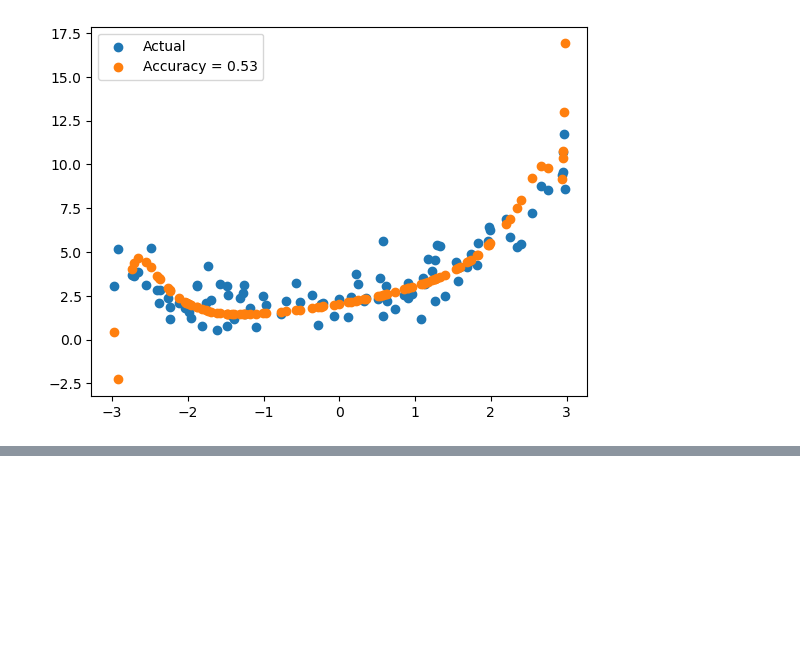
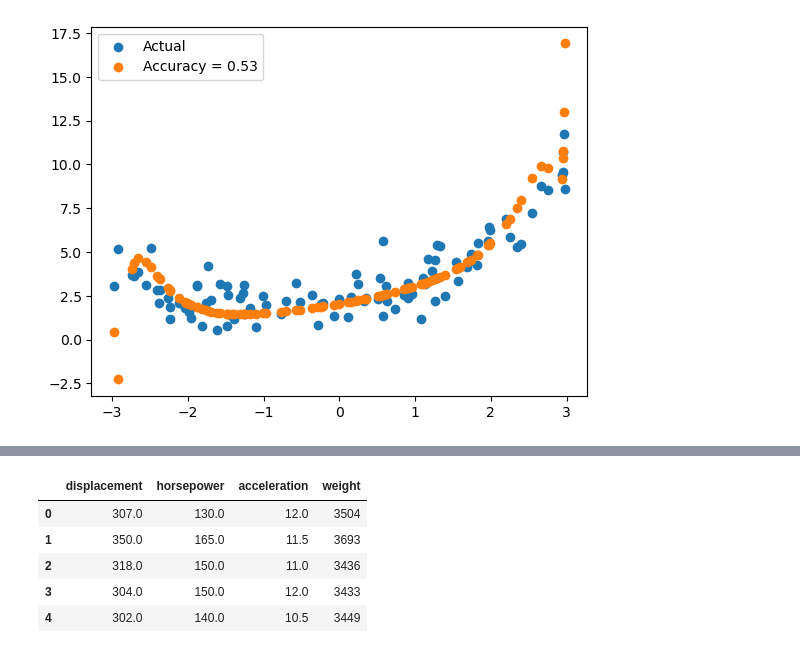
Before and after one commit to DeepratanKushwaha/ML-1-July-24, a Jupyter notebook: 16.Polynomial regression.ipynb, the cells around one changed output, grey strips where cells are left out. Drawn from its saved outputs; the diff is of its cells as text; code cells hidden in the pictures; blank space fills up the shorter version.

```diff
--- a/16.Polynomial regression.ipynb
+++ b/16.Polynomial regression.ipynb
@@ -412,0 +448,9 @@ plt.show()
+# %%
+X.head()
+# %% [output]
+|  | displacement | horsepower | acceleration | weight |
+| 0 | 307.0 | 130.0 | 12.0 | 3504 |
+| 1 | 350.0 | 165.0 | 11.5 | 3693 |
+| 2 | 318.0 | 150.0 | 11.0 | 3436 |
+| 3 | 304.0 | 150.0 | 12.0 | 3433 |
+| 4 | 302.0 | 140.0 | 10.5 | 3449 |
```
Also changed, not shown: parts of 15 cells of this notebook.
